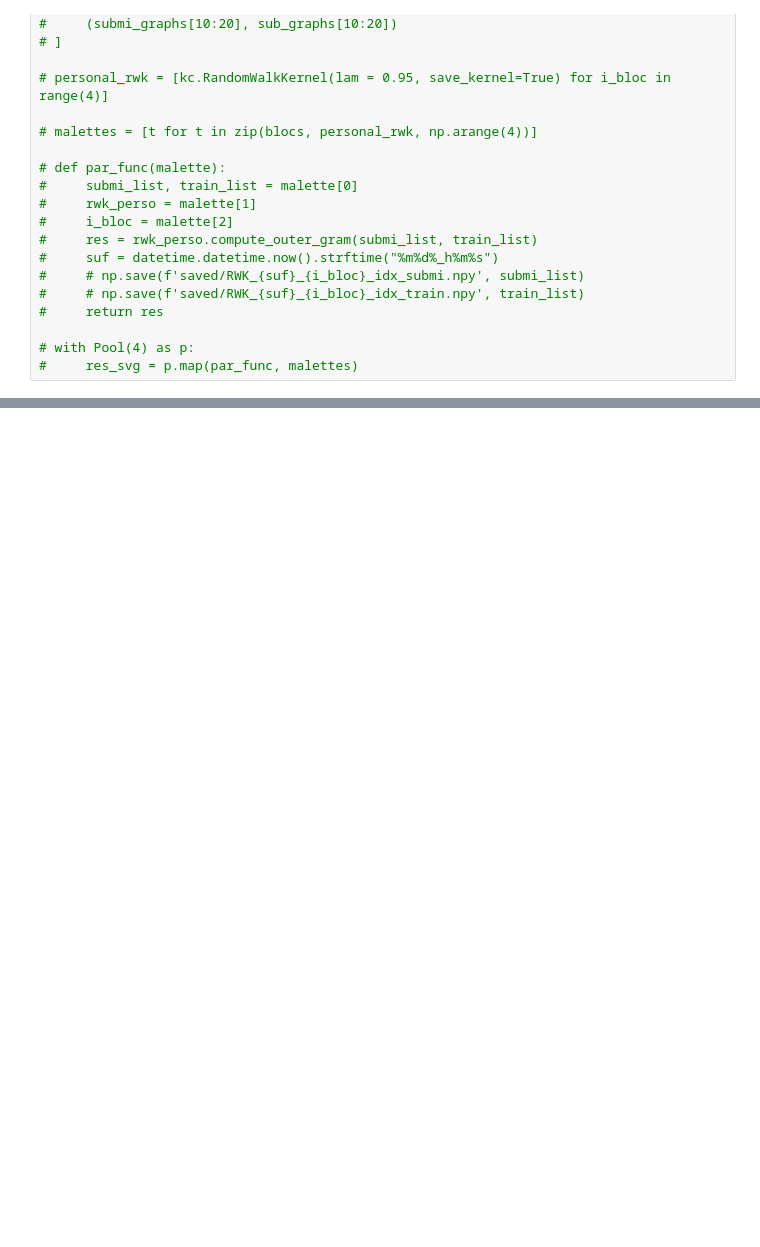
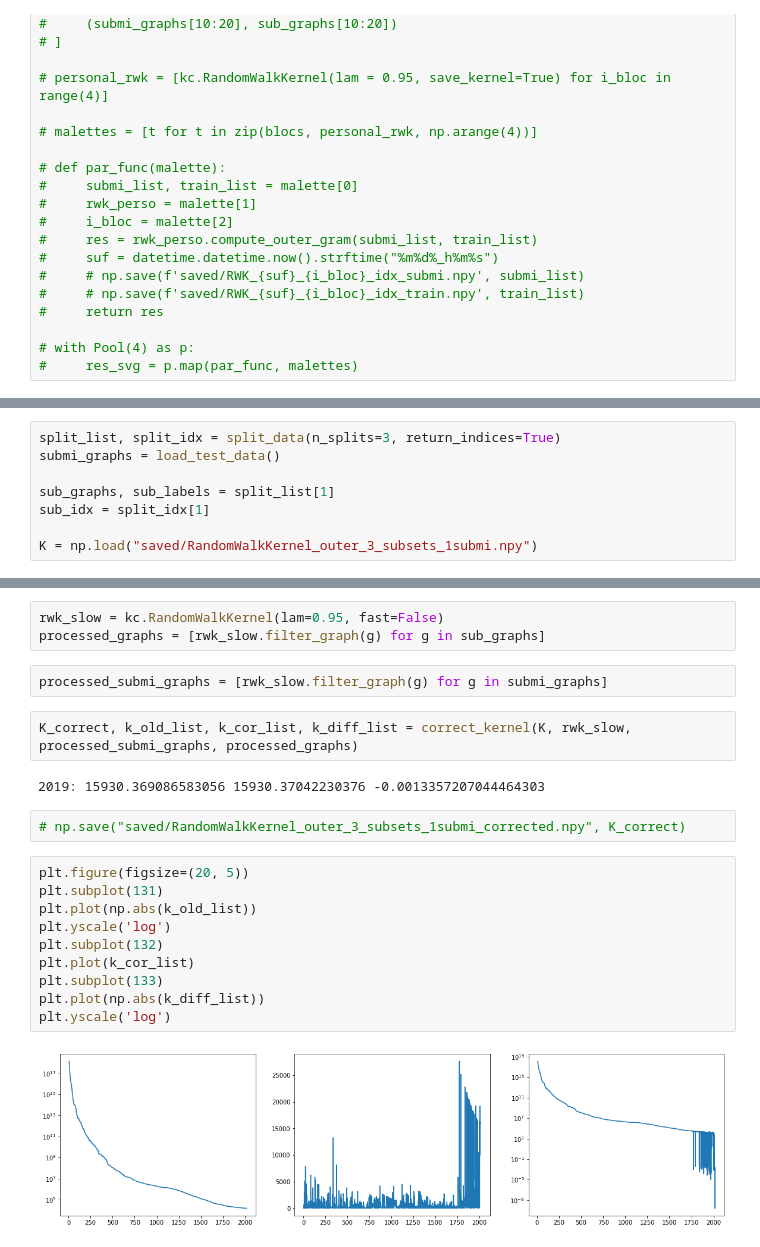
Before and after one commit to G-Horent/Kaggle_Kernelv2, a Jupyter notebook: test_functions.ipynb, the cells around one changed output, grey strips where cells are left out. Cells and saved outputs as stored; diff of their text form; blank space fills up the shorter version.

```diff
--- a/test_functions.ipynb
+++ b/test_functions.ipynb
@@ -242,0 +250,8 @@ np.save(f"saved/RandomWalkKernel_outer_3_subsets_1submi_{now_str}_idx_train.npy"
+# %%
+split_list, split_idx = split_data(n_splits=3, return_indices=True)
+submi_graphs = load_test_data()
+
+sub_graphs, sub_labels = split_list[1]
+sub_idx = split_idx[1]
+
+K = np.load("saved/RandomWalkKernel_outer_3_subsets_1submi.npy")
@@ -242,0 +310,23 @@ np.save(f"saved/RandomWalkKernel_outer_3_subsets_1submi_{now_str}_idx_train.npy"
+# %%
+rwk_slow = kc.RandomWalkKernel(lam=0.95, fast=False)
+processed_graphs = [rwk_slow.filter_graph(g) for g in sub_graphs]
+# %%
+processed_submi_graphs = [rwk_slow.filter_graph(g) for g in submi_graphs]
+# %%
+K_correct, k_old_list, k_cor_list, k_diff_list = correct_kernel(K, rwk_slow, processed_submi_graphs, processed_graphs)
+# %% [output]
+2019: 15930.369086583056 15930.37042230376 -0.0013357207044464303
+# %%
+# np.save("saved/RandomWalkKernel_outer_3_subsets_1submi_corrected.npy", K_correct)
+# %%
+plt.figure(figsize=(20, 5))
+plt.subplot(131)
+plt.plot(np.abs(k_old_list))
+plt.yscale('log')
+plt.subplot(132)
+plt.plot(k_cor_list)
+plt.subplot(133)
+plt.plot(np.abs(k_diff_list))
+plt.yscale('log')
+# %% [output]
+[figure, added]
```
Also changed, not shown: parts of 26 cells of this notebook, 3 other files.
